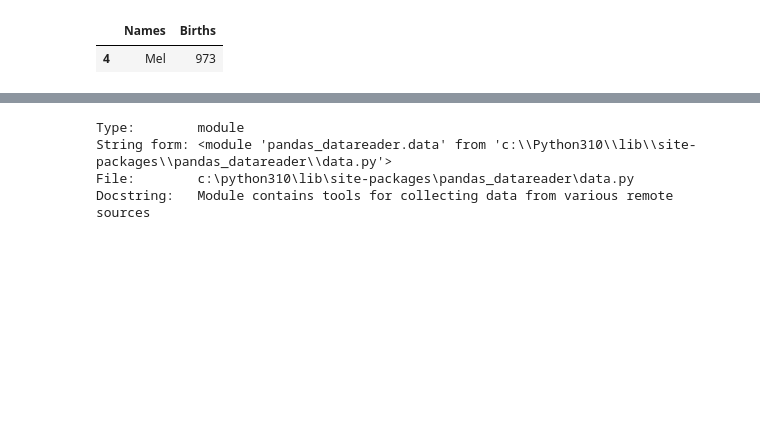
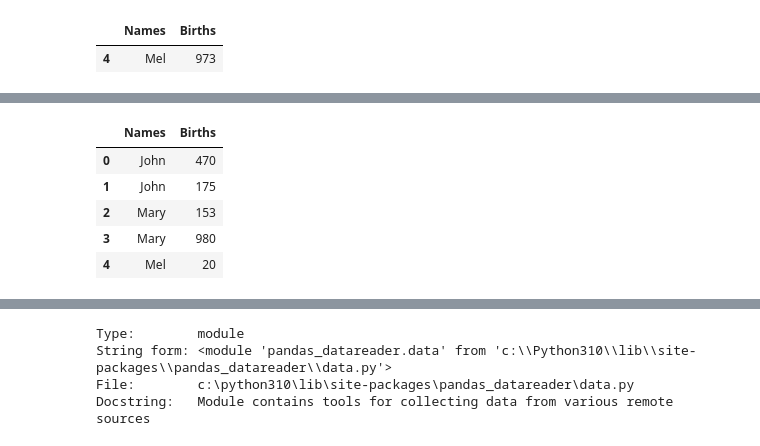
Before and after one commit to Data-Engineer-Course-Materials/big-data-02-2024, a Jupyter notebook: pandas_examples.ipynb, the cells around one changed output, grey strips where cells are left out. Cells and saved outputs as stored; diff of their text form; code cells hidden in the pictures; blank space fills up the shorter version.

```diff
--- a/pandas_examples.ipynb
+++ b/pandas_examples.ipynb
@@ -165,0 +259,10 @@ array(['Mel'], dtype=object)
+# %%
+df = pd.read_csv('births1000.csv', names=['Names', 'Births'])
+df.head()
+# %% [output]
+|  | Names | Births |
+| 0 | John | 470 |
+| 1 | John | 175 |
+| 2 | Mary | 153 |
+| 3 | Mary | 980 |
+| 4 | Mel | 20 |
```
Also changed, not shown: parts of 13 cells of this notebook.
